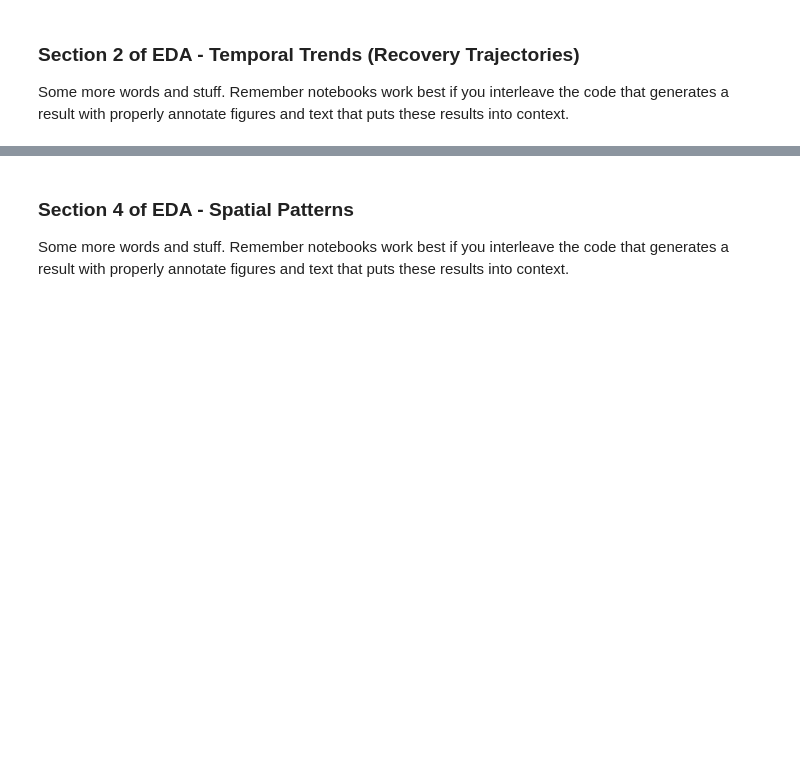
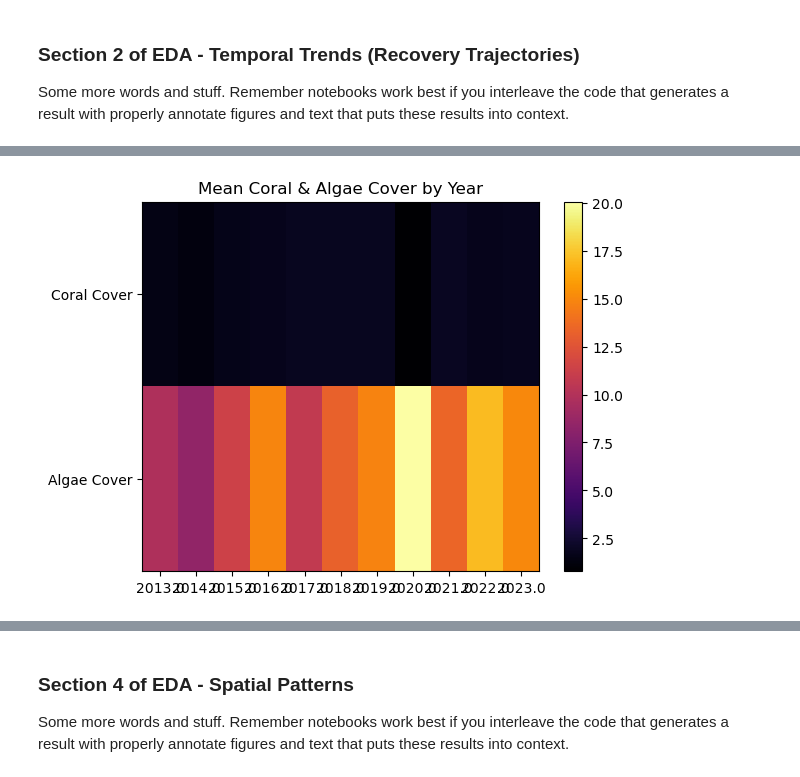
Before and after one commit to COGS108/Group032_WI26, a Jupyter notebook: 02-EDACheckpoint.ipynb, the cells around one changed output, grey strips where cells are left out. Cells and saved outputs as stored; diff of their text form; code cells hidden in the pictures; blank space fills up the shorter version.

```diff
--- a/02-EDACheckpoint.ipynb
+++ b/02-EDACheckpoint.ipynb
@@ -910,0 +968,25 @@ Some more words and stuff.  Remember notebooks work best if you interleave the c
+# %%
+#HEATMAP
+#Mean coral & algae cover by year
+
+# group data by year and compute average cover
+heat_df = df[['YEAR', 'total_coral_cover', 'total_algae_cover']].groupby('YEAR').mean()
+
+plt.figure()
+# imshow displays 2D heatmap; transpose so variables are rows
+plt.imshow(heat_df.T, aspect='auto', cmap='inferno')
+
+plt.xticks(range(len(heat_df.index)), heat_df.index)
+# Set x-axis labels:
+# positions = 0 to N, labels = the years in the dataset
+
+plt.yticks([0, 1], ['Coral Cover', 'Algae Cover'])
+# Set y-axis labels:
+# row 0 = coral, row 1 = algae (from the transposed matrix)
+
+plt.colorbar() #gradient
+
+plt.title("Mean Coral & Algae Cover by Year")
+plt.show()
+# %% [output]
+[figure, added]
```
Also changed, not shown: parts of 10 cells of this notebook.
